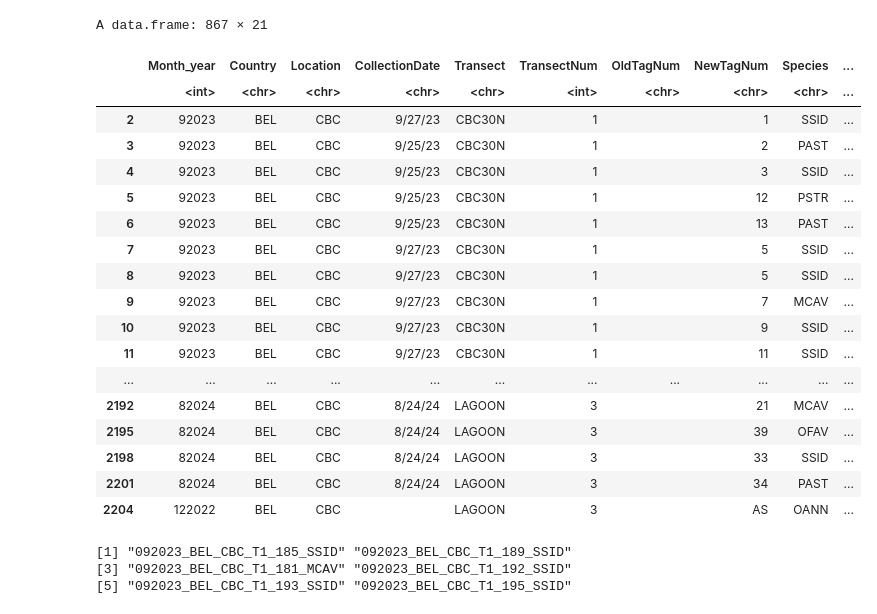
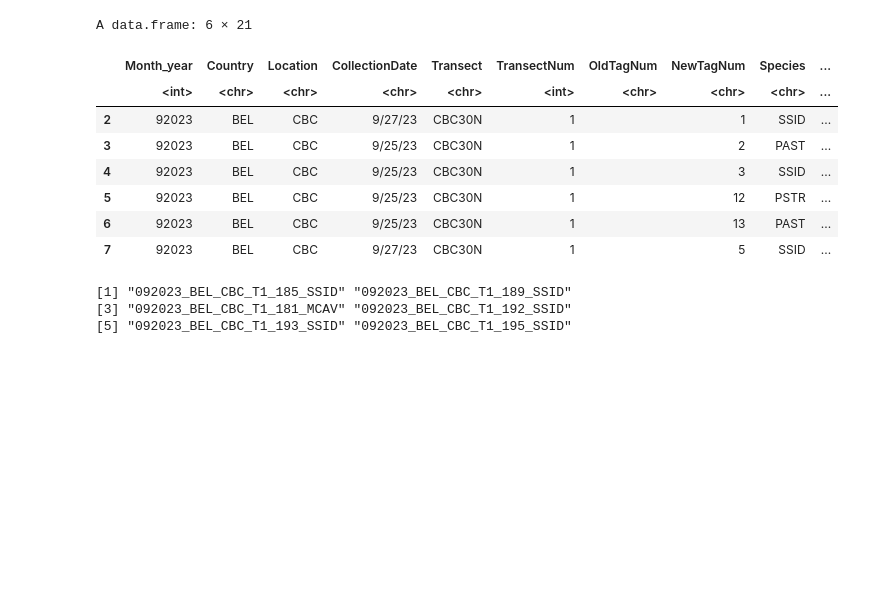
Before and after one commit to cdesouza02/Coral_Code, a Jupyter notebook: NSF_Rapid/CBC_Extraction_Plan/CBC_Extraction_Coral_Matching.ipynb, the cells around one changed output. Drawn from its saved outputs; the diff is of its cells as text; code cells hidden in the pictures; blank space fills up the shorter version.

```diff
--- a/NSF_Rapid/CBC_Extraction_Plan/CBC_Extraction_Coral_Matching.ipynb
+++ b/NSF_Rapid/CBC_Extraction_Plan/CBC_Extraction_Coral_Matching.ipynb
@@ -18,27 +18,17 @@ sample$colony= colony= c(paste0(sample$TransectNum, "_", sample$NewTagNum))
 # only utilize EtOH and RNALater samples
 sample_DNA=sample[sample$Sample_type=="Core_EtOH"|sample$Sample_type=="Core_RNAlater",]
 # %%
-(sample_DNA)
+head(sample_DNA)
 # %% [output]
-A data.frame: 867 × 21
+A data.frame: 6 × 21
 |  | Month_year | Country | Location | CollectionDate | Transect | TransectNum | OldTagNum | NewTagNum | Species | ... |
 |  | <int> | <chr> | <chr> | <chr> | <chr> | <int> | <chr> | <chr> | <chr> | ... |
 | 2 | 92023 | BEL | CBC | 9/27/23 | CBC30N | 1 |  | 1 | SSID | ... |
 | 3 | 92023 | BEL | CBC | 9/25/23 | CBC30N | 1 |  | 2 | PAST | ... |
 | 4 | 92023 | BEL | CBC | 9/25/23 | CBC30N | 1 |  | 3 | SSID | ... |
 | 5 | 92023 | BEL | CBC | 9/25/23 | CBC30N | 1 |  | 12 | PSTR | ... |
 | 6 | 92023 | BEL | CBC | 9/25/23 | CBC30N | 1 |  | 13 | PAST | ... |
 | 7 | 92023 | BEL | CBC | 9/27/23 | CBC30N | 1 |  | 5 | SSID | ... |
-| 8 | 92023 | BEL | CBC | 9/27/23 | CBC30N | 1 |  | 5 | SSID | ... |
-| 9 | 92023 | BEL | CBC | 9/27/23 | CBC30N | 1 |  | 7 | MCAV | ... |
-| 10 | 92023 | BEL | CBC | 9/27/23 | CBC30N | 1 |  | 9 | SSID | ... |
-| 11 | 92023 | BEL | CBC | 9/27/23 | CBC30N | 1 |  | 11 | SSID | ... |
-| ... | ... | ... | ... | ... | ... | ... | ... | ... | ... | ... |
-| 2192 | 82024 | BEL | CBC | 8/24/24 | LAGOON | 3 |  | 21 | MCAV | ... |
-| 2195 | 82024 | BEL | CBC | 8/24/24 | LAGOON | 3 |  | 39 | OFAV | ... |
-| 2198 | 82024 | BEL | CBC | 8/24/24 | LAGOON | 3 |  | 33 | SSID | ... |
-| 2201 | 82024 | BEL | CBC | 8/24/24 | LAGOON | 3 |  | 34 | PAST | ... |
-| 2204 | 122022 | BEL | CBC |  | LAGOON | 3 |  | AS | OANN | ... |
 # %%
 #isolate samples that have not been extracted by tubelabel_species
 sample_extract=sample_DNA[sample_DNA$Extraction_physical_location=="",]
```
Also changed, not shown: parts of 6 cells of this notebook, 2 other files.
